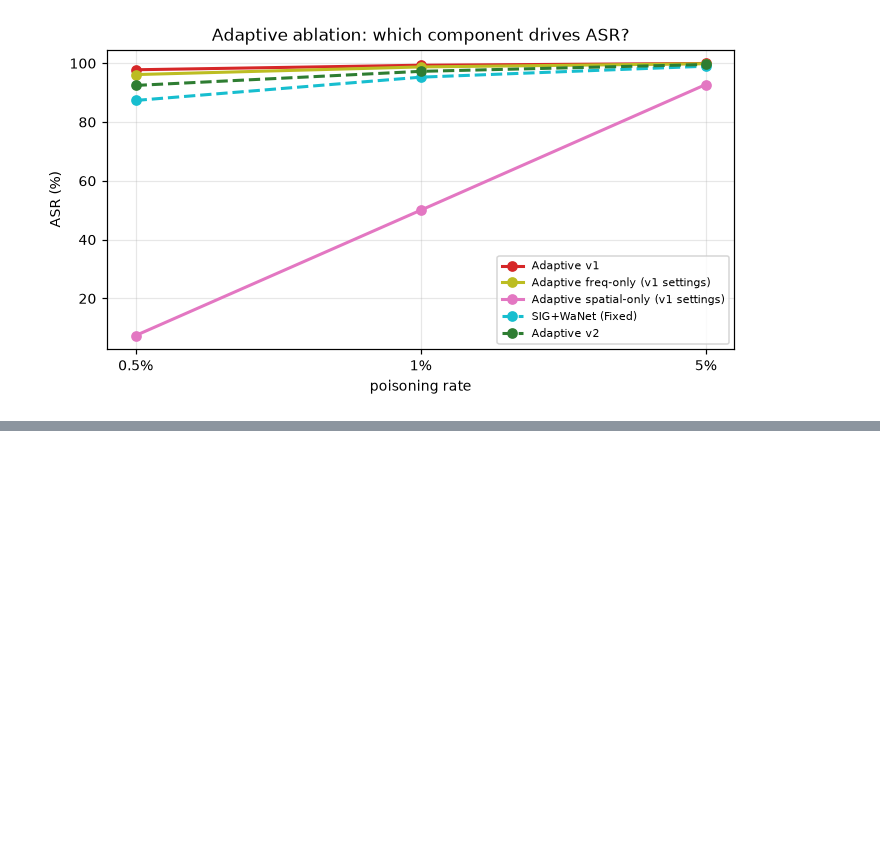
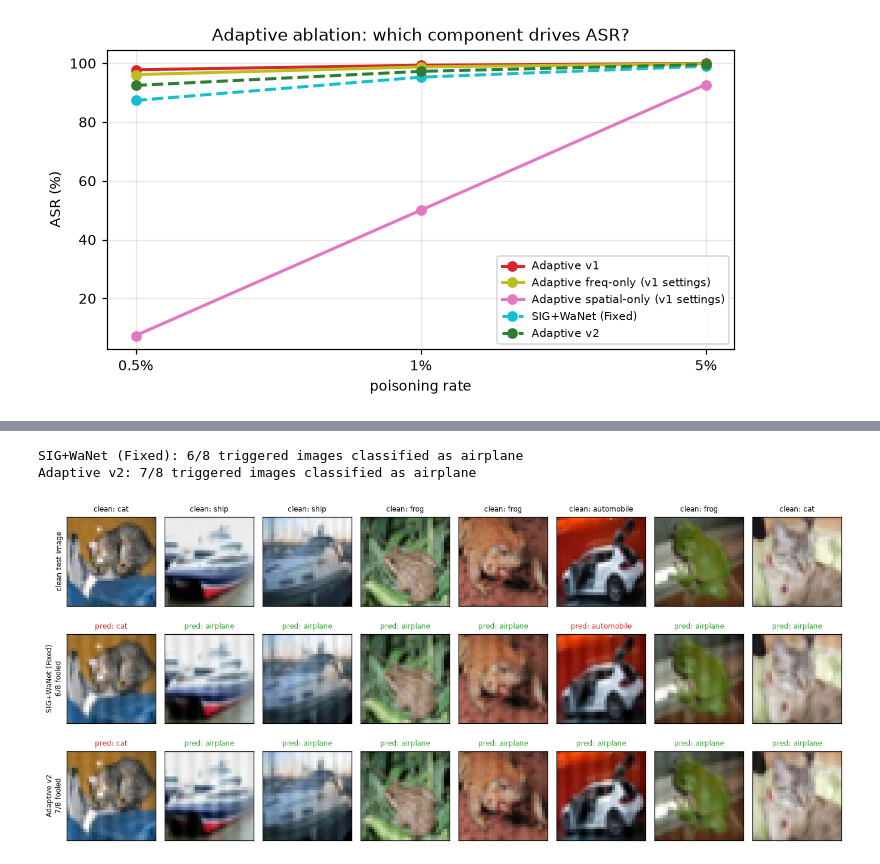
Before and after one commit to KiongLu/FYP_Neural_Network_Backdoor_Attacks, a Jupyter notebook: notebooks/result_visualization.ipynb, the cells around one changed output, grey strips where cells are left out. Cells and saved outputs as stored; diff of their text form; code cells hidden in the pictures; blank space fills up the shorter version.

```diff
--- a/notebooks/result_visualization.ipynb
+++ b/notebooks/result_visualization.ipynb
@@ -217,0 +227,56 @@ plt.tight_layout(); plt.savefig(f"{FIG_DIR}/adaptive_ablation.png", bbox_inches=
+# %%
+import sys, torch, torchvision
+import torchvision.transforms as T
+sys.path.insert(0, os.getcwd())
+from config import cfg
+from utils import set_seed, load_checkpoint
+from models.resnet import get_model
+from datasets.poison_dataset import TestPoisonedDataset
+
+test_base = torchvision.datasets.CIFAR10(root=cfg.data_root, train=False, download=True)
+CLASSES = test_base.classes
+normalize = T.Normalize(mean=[0.4914, 0.4822, 0.4465], std=[0.2470, 0.2435, 0.2616])
+N_SHOW, RATE = 8, 0.005
+
+def triggered_predictions(attack, rate, n):
+    saved = (cfg.attack_name, cfg.poison_rate)
+    cfg.attack_name, cfg.poison_rate = attack, rate
+    try:
+        set_seed(cfg.seed)
+        test_set = TestPoisonedDataset(test_base, cfg)
+        model = get_model(cfg.model_name, cfg.num_classes).to(cfg.device)
+        load_checkpoint(model, None, f"{cfg.checkpoint_dir}/{cfg.tag()}_final.pt", cfg.device)
+        model.eval()
+        idx = test_set.eval_indices[:n]
+        imgs = torch.stack([test_set[k][0] for k in range(n)])
+        with torch.no_grad():
+            preds = model(torch.stack([normalize(x) for x in imgs]).to(cfg.device)).argmax(1).cpu()
+    finally:
+        cfg.attack_name, cfg.poison_rate = saved
+    return idx, imgs, preds
+
+rows = {"SIG+WaNet (Fixed)": triggered_predictions("sig_wanet", RATE, N_SHOW),
+        "Adaptive v2": triggered_predictions("adaptive_hybrid", RATE, N_SHOW)}
+idx = rows["SIG+WaNet (Fixed)"][0]
+assert idx == rows["Adaptive v2"][0]
+
+fig, axes = plt.subplots(3, N_SHOW, figsize=(1.55 * N_SHOW, 5.6))
+for c, i in enumerate(idx):
+    img, label = test_base[i]
+    axes[0, c].imshow(img); axes[0, c].set_title(f"clean: {CLASSES[label]}", fontsize=8)
+for r, (name, (_, imgs, preds)) in enumerate(rows.items(), start=1):
+    for c in range(N_SHOW):
+        axes[r, c].imshow(imgs[c].permute(1, 2, 0).clamp(0, 1).numpy())
+        fooled = preds[c].item() == cfg.target_label
+        axes[r, c].set_title(f"pred: {CLASSES[preds[c]]}", fontsize=8, color="tab:green" if fooled else "tab:red")
+    n_fooled = int((preds == cfg.target_label).sum())
+    axes[r, 0].set_ylabel(f"{name}\n{n_fooled}/{N_SHOW} fooled", fontsize=8)
+    print(f"{name}: {n_fooled}/{N_SHOW} triggered images classified as {CLASSES[cfg.target_label]}")
+for ax in axes.flat:
+    ax.set_xticks([]); ax.set_yticks([])
+axes[0, 0].set_ylabel("clean test image", fontsize=8)
+plt.tight_layout(); plt.savefig(f"{FIG_DIR}/trigger_predictions.png", bbox_inches="tight"); plt.show()
+# %% [output]
+SIG+WaNet (Fixed): 6/8 triggered images classified as airplane
+Adaptive v2: 7/8 triggered images classified as airplane
+[figure, added]
```
Also changed, not shown: parts of 2 cells of this notebook, 3 other files.
